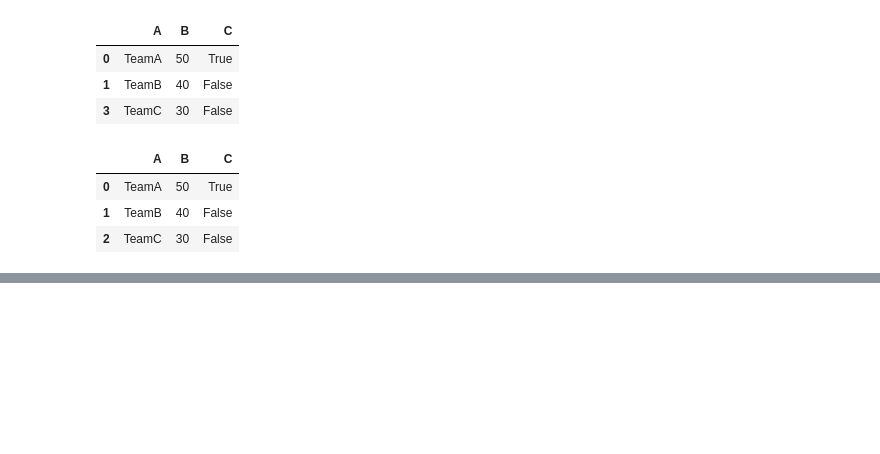
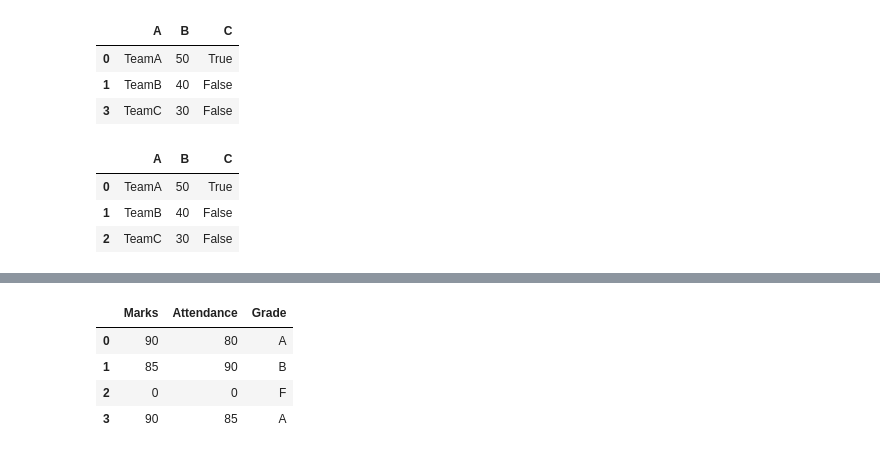
Before and after one commit to koffandaff/Python-2, a Jupyter notebook: T1/Ch1/Notes/Dhruvil/p1.ipynb, the cells around one changed output, grey strips where cells are left out. Drawn from its saved outputs; the diff is of its cells as text; code cells hidden in the pictures; blank space fills up the shorter version.

```diff
--- a/T1/Ch1/Notes/Dhruvil/p1.ipynb
+++ b/T1/Ch1/Notes/Dhruvil/p1.ipynb
@@ -1231,0 +1453,9 @@ df
+# %%
+results = df.replace([80,75],[90,80])
+results
+# %% [output]
+|  | Marks | Attendance | Grade |
+| 0 | 90 | 80 | A |
+| 1 | 85 | 90 | B |
+| 2 | 0 | 0 | F |
+| 3 | 90 | 85 | A |
```
Also changed, not shown: parts of 26 cells of this notebook.
